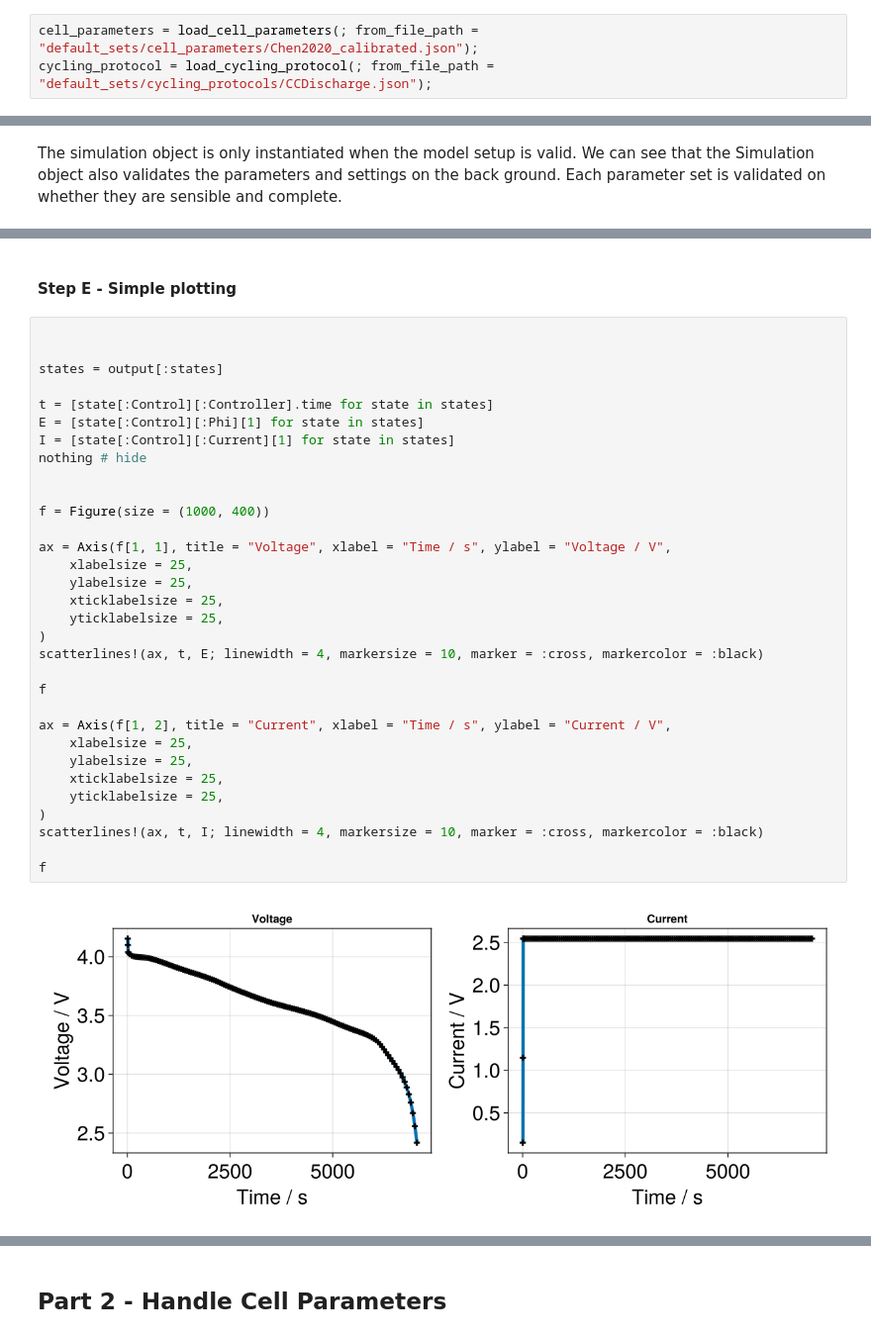
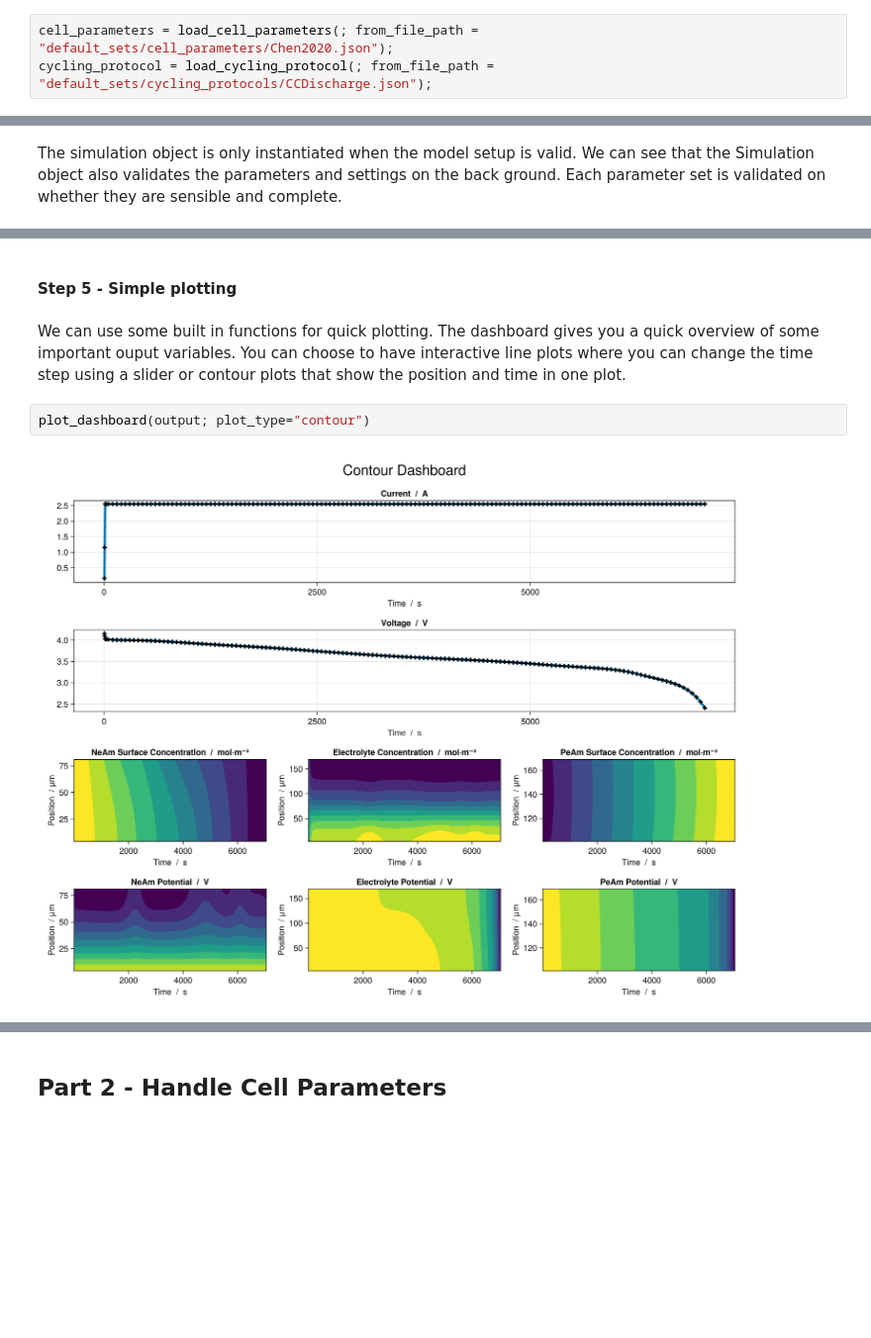
Before and after one commit to BattMoTeam/BattMo-workshop-2025-10-20, a Jupyter notebook: tutorials/Hello_world.ipynb, the cells around one changed output, grey strips where cells are left out. Shown at 99% size. Cells and saved outputs as stored; diff of their text form; blank space fills up the shorter version.

```diff
--- a/tutorials/Hello_world.ipynb
+++ b/tutorials/Hello_world.ipynb
@@ -77,6 +107,6 @@ generate_default_parameter_files(path, folder_name; force = true)
 # %% [markdown]
 As we stored the default sets in our own folder, we can alter the default files if we want to and load the parameters from our dedicated folder.
 # %%
-cell_parameters = load_cell_parameters(; from_file_path = "default_sets/cell_parameters/Chen2020_calibrated.json");
+cell_parameters = load_cell_parameters(; from_file_path = "default_sets/cell_parameters/Chen2020.json");
 cycling_protocol = load_cycling_protocol(; from_file_path = "default_sets/cycling_protocols/CCDischarge.json");
 # %% [markdown]
@@ -136,36 +166,8 @@ output = solve(sim);
 # %% [markdown]
-#### Step E - Simple plotting
+#### Step 5 - Simple plotting
+# %% [markdown]
+We can use some built in functions for quick plotting. The dashboard gives you a quick overview of some important ouput variables. You can choose to have interactive line plots where you can change the time step using a slider or contour plots that show the position and time in one plot.
 # %%
-
-
-states = output[:states]
-
-t = [state[:Control][:Controller].time for state in states]
-E = [state[:Control][:Phi][1] for state in states]
-I = [state[:Control][:Current][1] for state in states]
-nothing # hide
-
-
-f = Figure(size = (1000, 400))
-
-ax = Axis(f[1, 1], title = "Voltage", xlabel = "Time / s", ylabel = "Voltage / V",
-	xlabelsize = 25,
-	ylabelsize = 25,
-	xticklabelsize = 25,
-	yticklabelsize = 25,
-)
-scatterlines!(ax, t, E; linewidth = 4, markersize = 10, marker = :cross, markercolor = :black)
-
-f
-
-ax = Axis(f[1, 2], title = "Current", xlabel = "Time / s", ylabel = "Current / V",
-	xlabelsize = 25,
-	ylabelsize = 25,
-	xticklabelsize = 25,
-	yticklabelsize = 25,
-)
-scatterlines!(ax, t, I; linewidth = 4, markersize = 10, marker = :cross, markercolor = :black)
-
-f
+plot_dashboard(output; plot_type="contour")
 # %% [output]
-[figure, old version]
+[figure, new version]
```
Also changed, not shown: parts of 52 cells of this notebook, 27 other files.
